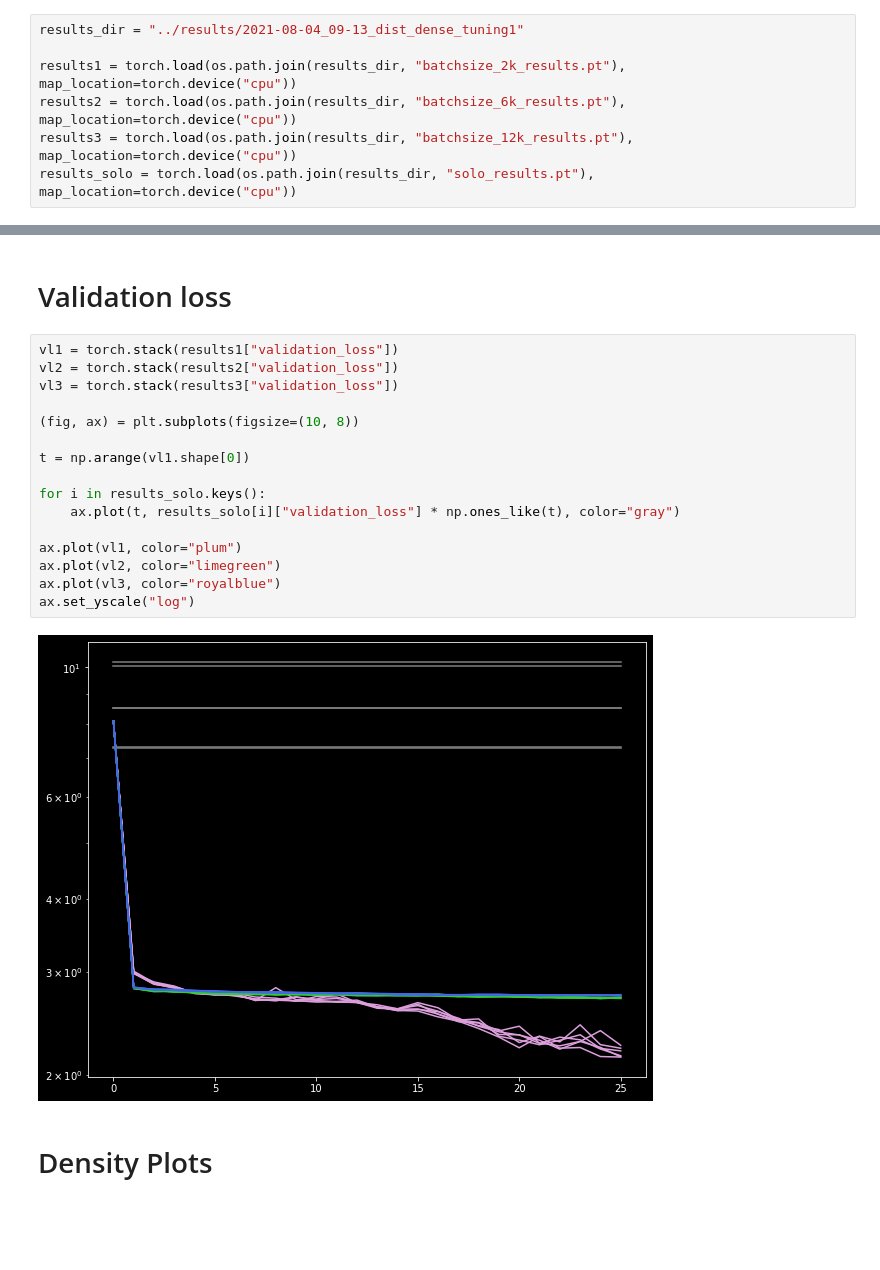
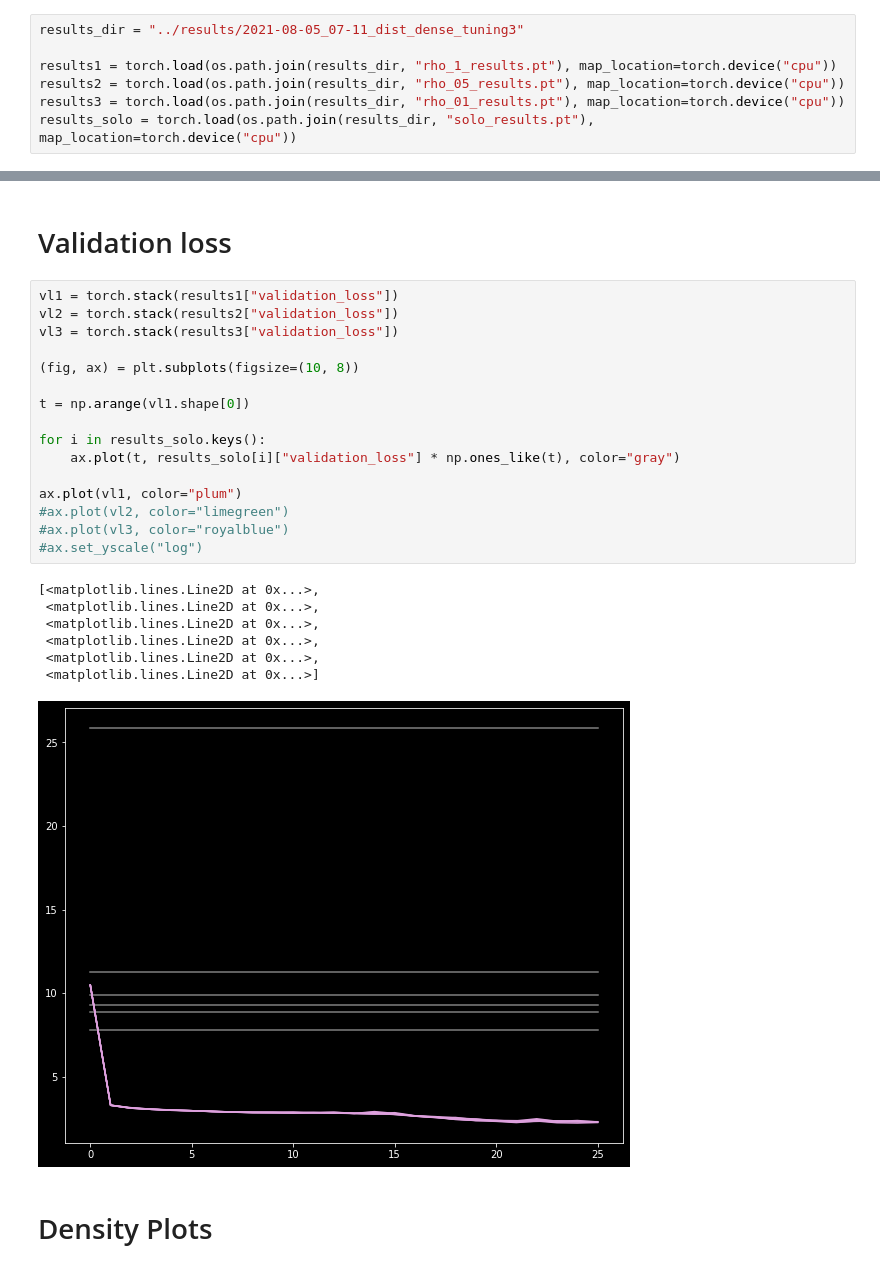
Before and after one commit to javieryu/nn_distributed_training, a Jupyter notebook: visualization/density_cadmm.ipynb, the cells around one changed output, grey strips where cells are left out. Saved outputs shown, nothing was run; the diff lists cells and outputs as text; blank space fills up the shorter version.

```diff
--- a/visualization/density_cadmm.ipynb
+++ b/visualization/density_cadmm.ipynb
@@ -8,11 +8,11 @@ import numpy as np
 import networkx as nx
 import os
 # %%
-results_dir = "../results/2021-08-04_09-13_dist_dense_tuning1"
+results_dir = "../results/2021-08-05_07-11_dist_dense_tuning3"
 
-results1 = torch.load(os.path.join(results_dir, "batchsize_2k_results.pt"), map_location=torch.device("cpu"))
-results2 = torch.load(os.path.join(results_dir, "batchsize_6k_results.pt"), map_location=torch.device("cpu"))
-results3 = torch.load(os.path.join(results_dir, "batchsize_12k_results.pt"), map_location=torch.device("cpu"))
+results1 = torch.load(os.path.join(results_dir, "rho_1_results.pt"), map_location=torch.device("cpu"))
+results2 = torch.load(os.path.join(results_dir, "rho_05_results.pt"), map_location=torch.device("cpu"))
+results3 = torch.load(os.path.join(results_dir, "rho_01_results.pt"), map_location=torch.device("cpu"))
 results_solo = torch.load(os.path.join(results_dir, "solo_results.pt"), map_location=torch.device("cpu"))
 # %% [markdown]
 # Communication Graph
@@ -28,21 +28,27 @@ nx.draw_kamada_kawai(G, with_labels=True)
 # %%
 vl1 = torch.stack(results1["validation_loss"])
 vl2 = torch.stack(results2["validation_loss"])
 vl3 = torch.stack(results3["validation_loss"])
 
 (fig, ax) = plt.subplots(figsize=(10, 8))
 
 t = np.arange(vl1.shape[0])
 
 for i in results_solo.keys():
     ax.plot(t, results_solo[i]["validation_loss"] * np.ones_like(t), color="gray")
 
 ax.plot(vl1, color="plum")
-ax.plot(vl2, color="limegreen")
-ax.plot(vl3, color="royalblue")
-ax.set_yscale("log")
+#ax.plot(vl2, color="limegreen")
+#ax.plot(vl3, color="royalblue")
+#ax.set_yscale("log")
 # %% [output]
+[<matplotlib.lines.Line2D at 0x...>,
+ <matplotlib.lines.Line2D at 0x...>,
+ <matplotlib.lines.Line2D at 0x...>,
+ <matplotlib.lines.Line2D at 0x...>,
+ <matplotlib.lines.Line2D at 0x...>,
+ <matplotlib.lines.Line2D at 0x...>]
-[figure, old version]
+[figure, new version]
 # %% [markdown]
 # Density Plots
 # %%
```
Also changed, not shown: parts of 3 cells of this notebook, 1 other file.
